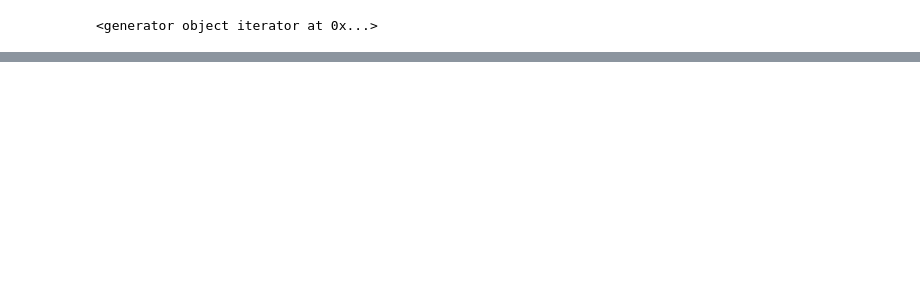
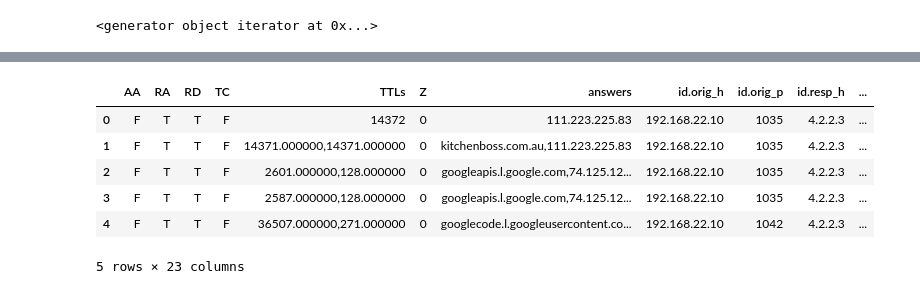
Before and after one commit to ollie314/workbench, a Jupyter notebook: notebooks/PCAP_DriveBy.ipynb, the cells around one changed output, grey strips where cells are left out. Cells and saved outputs as stored; diff of their text form; code cells hidden in the pictures; blank space fills up the shorter version.

```diff
--- a/notebooks/PCAP_DriveBy.ipynb
+++ b/notebooks/PCAP_DriveBy.ipynb
@@ -694,0 +173,10 @@ for record in query.stream():
+# %%
+dns_df.head()
+# %% [output]
+|  | AA | RA | RD | TC | TTLs | Z | answers | id.orig_h | id.orig_p | id.resp_h | ... |
+| 0 | F | T | T | F | 14372 | 0 | 111.223.225.83 | 192.168.22.10 | 1035 | 4.2.2.3 | ... |
+| 1 | F | T | T | F | 14371.000000,14371.000000 | 0 | kitchenboss.com.au,111.223.225.83 | 192.168.22.10 | 1035 | 4.2.2.3 | ... |
+| 2 | F | T | T | F | 2601.000000,128.000000 | 0 | googleapis.l.google.com,74.125.12... | 192.168.22.10 | 1035 | 4.2.2.3 | ... |
+| 3 | F | T | T | F | 2587.000000,128.000000 | 0 | googleapis.l.google.com,74.125.12... | 192.168.22.10 | 1035 | 4.2.2.3 | ... |
+| 4 | F | T | T | F | 36507.000000,271.000000 | 0 | googlecode.l.googleusercontent.co... | 192.168.22.10 | 1042 | 4.2.2.3 | ... |
+5 rows × 23 columns
```
Also changed, not shown: parts of 70 cells of this notebook.
